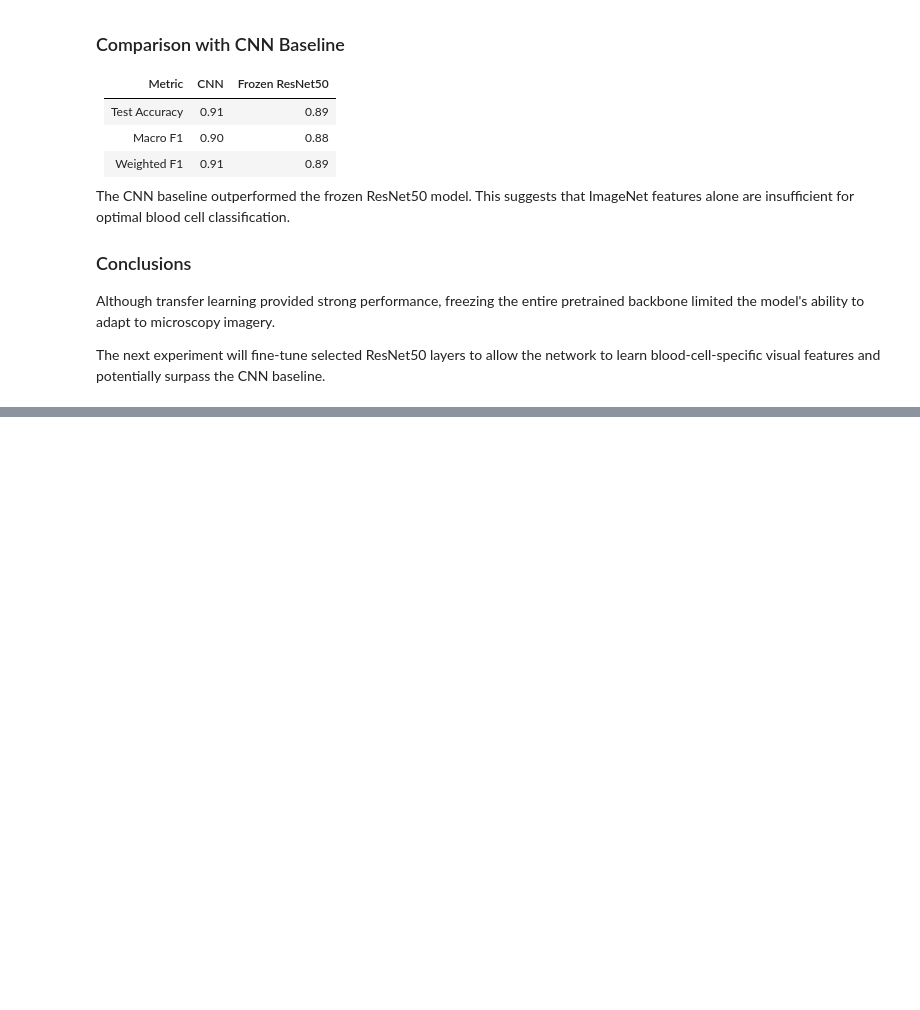
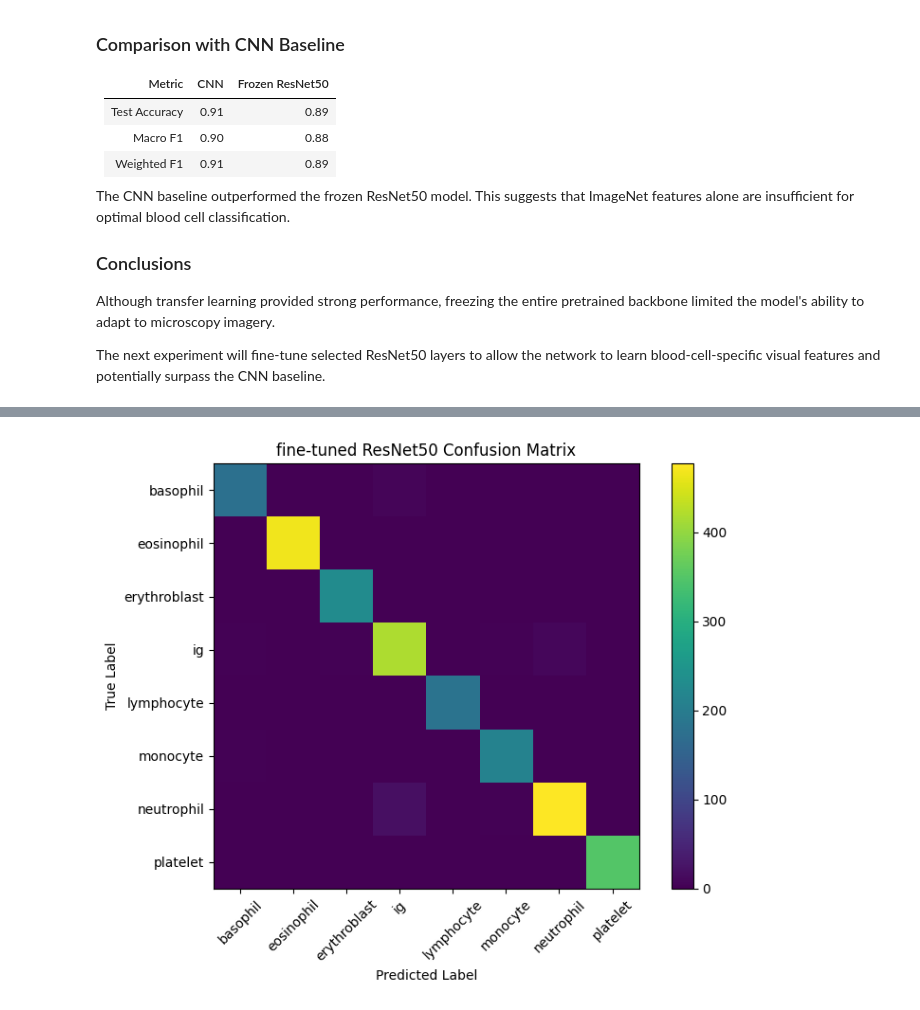
Before and after one commit to delkhosh20/blood-cell-xai, a Jupyter notebook: notebooks/04_ResNet50.ipynb, the cells around one changed output, grey strips where cells are left out. Drawn from its saved outputs; the diff is of its cells as text; code cells hidden in the pictures; blank space fills up the shorter version.

Commit message:
Add fine-tuned ResNet50 transfer expriment

```diff
--- a/notebooks/04_ResNet50.ipynb
+++ b/notebooks/04_ResNet50.ipynb
@@ -334,0 +349,7 @@ The next experiment will fine-tune selected ResNet50 layers to allow the network
+# %%
+criterion = nn.CrossEntropyLoss()
+
+optimizer = optim.Adam(
+    filter(lambda p: p.requires_grad, model.parameters()),
+    lr=0.0001
+)
@@ -334,0 +444,19 @@ The next experiment will fine-tune selected ResNet50 layers to allow the network
+# %%
+model.eval()
+
+all_preds = []
+all_labels = []
+
+with torch.no_grad():
+
+    for images, labels in test_loader:
+
+        images = images.to(device)
+        labels = labels.to(device)
+
+        outputs = model(images)
+
+        _, predicted = torch.max(outputs, 1)
+
+        all_preds.extend(predicted.cpu().numpy())
+        all_labels.extend(labels.cpu().numpy())
@@ -334,0 +486,20 @@ The next experiment will fine-tune selected ResNet50 layers to allow the network
+# %%
+cm = confusion_matrix(all_labels, all_preds)
+
+plt.figure(figsize=(8,6))
+plt.imshow(cm)
+plt.title("fine-tuned ResNet50 Confusion Matrix")
+plt.xlabel("Predicted Label")
+plt.ylabel("True Label")
+
+plt.xticks(range(len(class_names)), class_names, rotation=45)
+plt.yticks(range(len(class_names)), class_names)
+
+plt.colorbar()
+plt.tight_layout()
+
+plt.savefig("../figures/fine-tuned_resnet50_confusion_matrix.png", bbox_inches="tight", dpi=300)
+
+plt.show()
+# %% [output]
+[figure, added]
```
Also changed, not shown: parts of 6 cells of this notebook, 2 other files.
